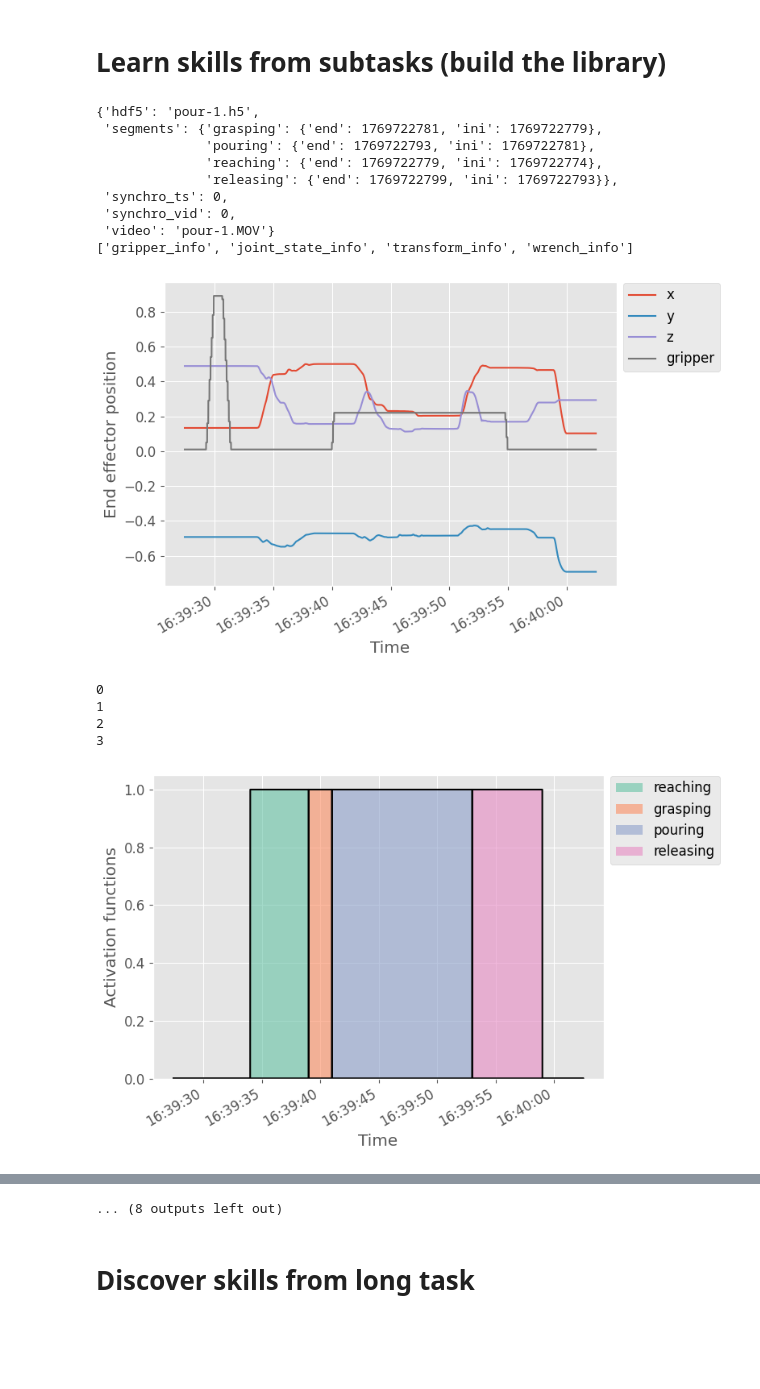
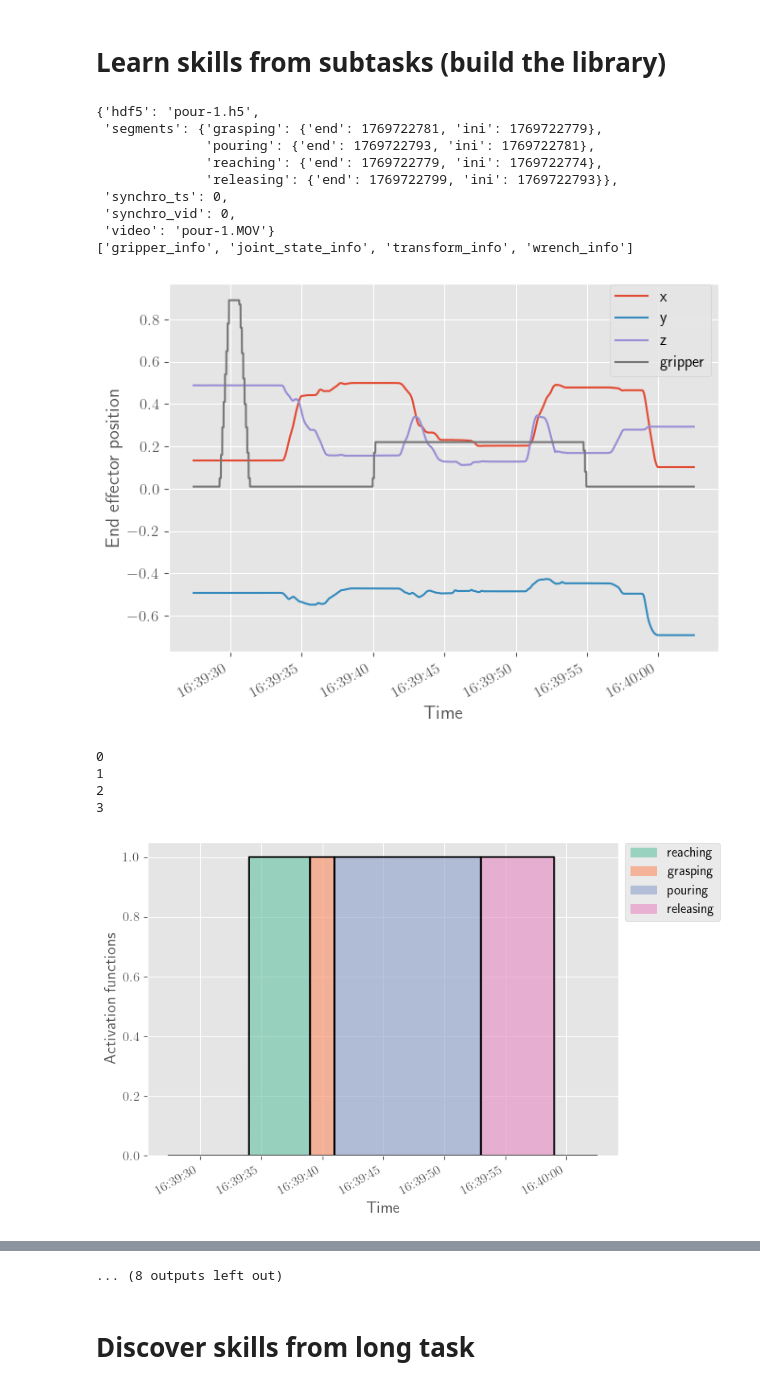
Before and after one commit to kir0ul/sdl, a Jupyter notebook: full-experiment-repro.ipynb, the cells around one changed output, grey strips where cells are left out. Cells and saved outputs as stored; diff of their text form; code cells hidden in the pictures; blank space fills up the shorter version.

```diff
--- a/full-experiment-repro.ipynb
+++ b/full-experiment-repro.ipynb
@@ -42,3 +58,7 @@ from ElasticMaps.elmap_EM import ElmapEM
+# %%
+# Make transparent background plot
+TRANSP_BACK_PLOT = True
+TRANSP_BACK_PLOT = False
 # %%
 # %matplotlib ipympl
 %load_ext autoreload
@@ -191,13 +211,14 @@ def plot_segments(traj, gt_segm_dict, nsegments):
         nrows=len(df_labels), ncols=1, sharex=True, sharey=False, figsize=(11, 7)
     )
     cmap = mpl.colormaps.get("Pastel2").colors
+    labels_fontsize = 15
     for idx, ax in enumerate(axes):
         for item in (
             [ax.title, ax.xaxis.label, ax.yaxis.label]
             + ax.get_xticklabels()
             + ax.get_yticklabels()
         ):
-            item.set_fontsize(12)
+            item.set_fontsize(labels_fontsize)
 
         ax.plot(traj.timestamp, traj[df_labels[idx]], "k")
         ax.set_ylabel(df_labels[idx])
@@ -286,12 +307,13 @@ def plot_segments(traj, gt_segm_dict, nsegments):
                 raise ValueError("Unexpected value in ground truth JSON file")
 
     axes[-1].set_xlabel("Time")
-    fig.suptitle("Ground truth segmentation", fontsize=14)
+    fig.suptitle("Ground truth segmentation", fontsize=labels_fontsize + 2)
     fig.autofmt_xdate()
     fig.tight_layout()
-    axes[-1].legend(bbox_to_anchor=(1, -2.5), ncol=nsegments, fontsize=12)
-    fig.patch.set_alpha(0)
-    fig.patch.set_facecolor("white")
+    axes[-1].legend(bbox_to_anchor=(1, -2.5), ncol=nsegments, fontsize=labels_fontsize)
+    if TRANSP_BACK_PLOT:
+        fig.patch.set_alpha(0)
+        fig.patch.set_facecolor("white")
     plt.show()
 # %%
 def smooth_traj(traj, nb_points=256, smoothing_factor=0):
@@ -334,7 +356,7 @@ def preprocessing(traj):
     plot_processed_traj(X_down=X_down)
     minmaxscaler = MinMaxScaler(feature_range=(0, 1))
     X_down_scaled = minmaxscaler.fit_transform(X_down)
-    return X_down_scaled, X, minmaxscaler
+    return X, X_down, minmaxscaler, X_down_scaled
 # %%
 def cpd_segmentation(
     gt_segm_dict, traj, X, X_down_scaled, resample_num, cpd_segm_penalty
@@ -479,6 +463,7 @@ def plot_separate(skills_lib):
         fig, axs = plt.subplots(
             nrows=n_classes, ncols=n_dims, figsize=(3 * n_dims, n_classes)
         )
+        labels_fontsize = 12
         if len(axs.shape) < 2:
             axs = axs[np.newaxis, :]
         for skill_i, (class_key, demo_list) in enumerate(skills_lib.items()):
@@ -493,10 +478,13 @@ def plot_separate(skills_lib):
                     # axs[row, col].legend()
                     if dim_i == 0:
                         axs[skill_i, dim_i].set_ylabel(
-                            class_key.replace("_", " ").replace("-", "\n"), fontsize=12
+                            class_key.replace("_", " ").replace("-", "\n"),
+                            fontsize=labels_fontsize,
                         )
                     if skill_i == 0:
-                        axs[skill_i, dim_i].set_title(f"Dimension {dim_i}", fontsize=12)
+                        axs[skill_i, dim_i].set_title(
+                            f"Dimension {dim_i}", fontsize=labels_fontsize
+                        )
         fig.tight_layout()
         plt.show()
         return
@@ -618,39 +608,39 @@ for filenum in filenums:
     )
     plot_segments(traj=traj, gt_segm_dict=gt_segm_dict, nsegments=nsegments)
     # labels = gt_segm_dict["segments"].keys()
-    X_down_scaled, X, minmaxscaler = preprocessing(traj=traj)
+    X, X_down, minmaxscaler, X_down_scaled = preprocessing(traj=traj)
     chg_pts_all, true_chg_pts = cpd_segmentation(
         gt_segm_dict=gt_segm_dict,
         traj=traj,
         X=X,
         X_down_scaled=X_down_scaled,
         resample_num=resample_num,
         cpd_segm_penalty=cpd_segm_penalty,
     )
     if filenum == 2:
         skills_lib = {}
     skills_lib = add2library(
         lib_path=lib_path,
         chg_pts_all=chg_pts_all,
         traj=traj,
         X=X,
         resample_num=resample_num,
         filenum=filenum,
         skills_lib=skills_lib,
     )
 # %% [output]
 {'hdf5': 'pour-1.h5',
  'segments': {'grasping': {'end': 1769722781, 'ini': 1769722779},
               'pouring': {'end': 1769722793, 'ini': 1769722781},
               'reaching': {'end': 1769722779, 'ini': 1769722774},
               'releasing': {'end': 1769722799, 'ini': 1769722793}},
  'synchro_ts': 0,
  'synchro_vid': 0,
  'video': 'pour-1.MOV'}
 ['gripper_info', 'joint_state_info', 'transform_info', 'wrench_info']
-[figure, old version]
+[figure, new version]
 0
 1
 2
 3
-[figure, old version]
+[figure, new version]
```
Also changed, not shown: parts of 16 cells of this notebook, 3 other files.
